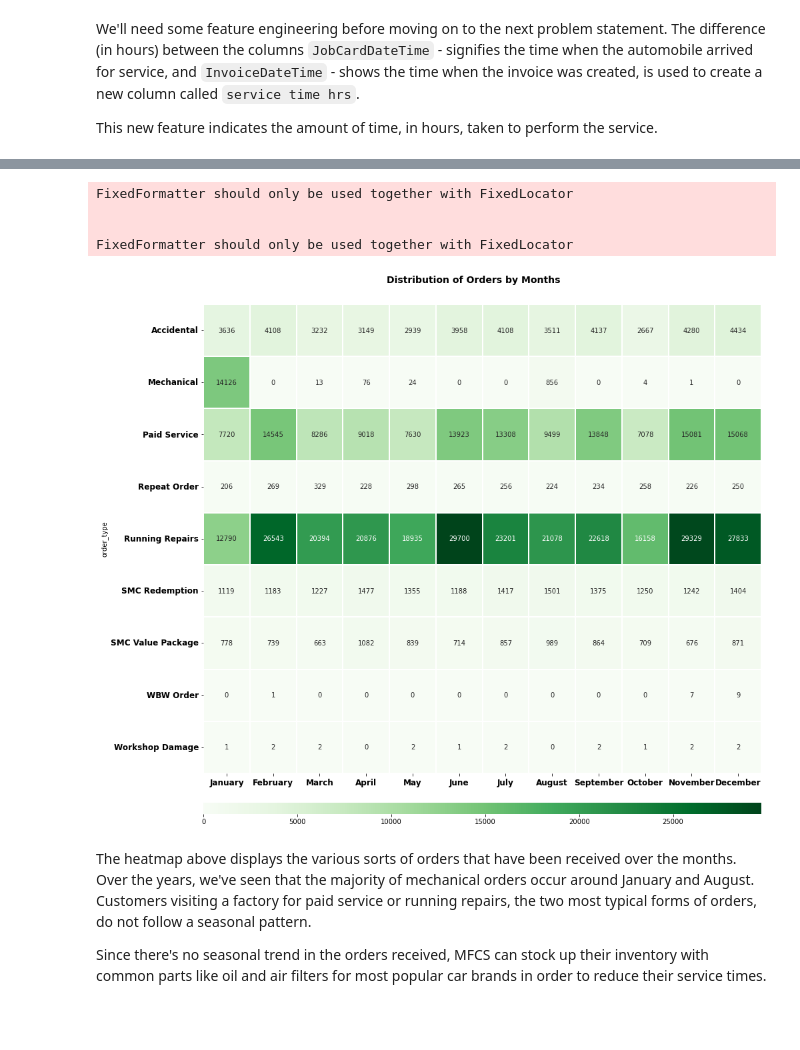
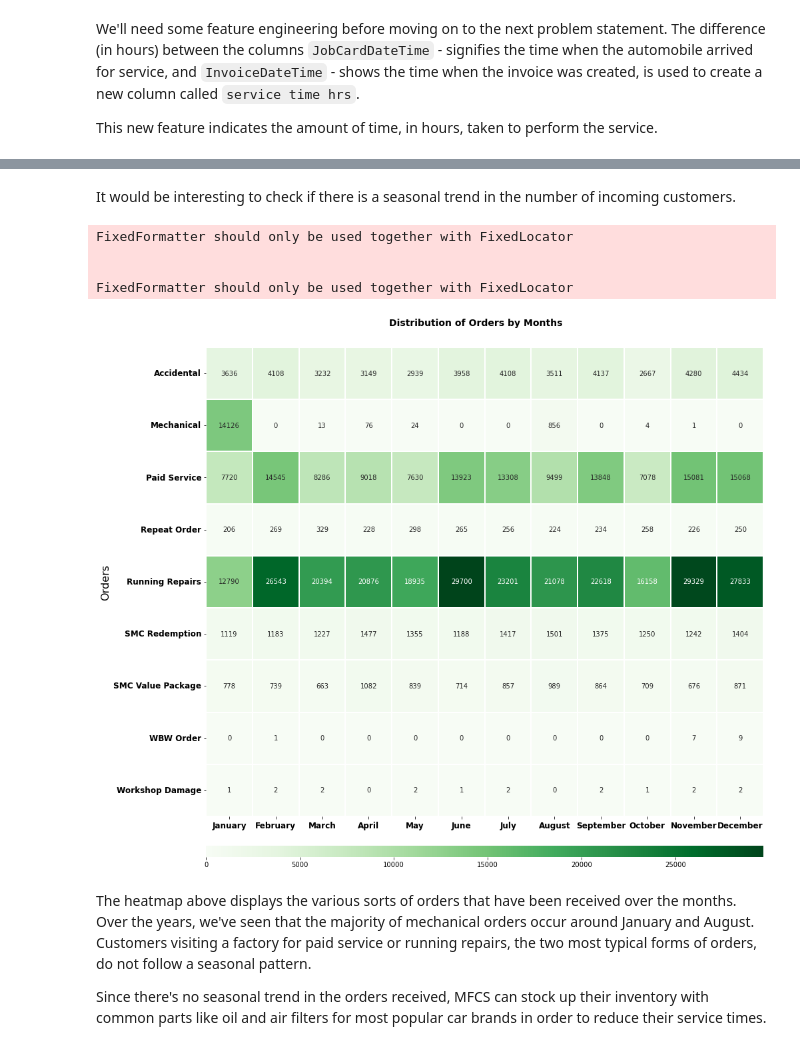
Before and after one commit to vedantthapa/Mahindra-Business-Analysis, a Jupyter notebook: main.ipynb, the cells around one changed output, grey strips where cells are left out. Saved outputs shown, nothing was run; the diff lists cells and outputs as text; code cells hidden in the pictures; blank space fills up the shorter version.

```diff
--- a/main.ipynb
+++ b/main.ipynb
@@ -340,3 +366,5 @@ The purpose of this plot is help us analyze whether location plays a role in the
+# %% [markdown]
+It would be interesting to check if there is a seasonal trend in the number of incoming customers.
 # %%
 season = invoice_cleaned.copy()
 season['arrive_day'] = season['JobCardDateTime'].dt.day_name()
@@ -368,19 +396,22 @@ order_month.columns = months
 # %%
 fig4, ax = plt.subplots(figsize=(15, 15))
 fig4.subplots_adjust(top=.94)
 plt.suptitle('Distribution of Orders by Months', fontsize=14, fontweight='bold')
 
 ax.set_yticklabels(ax.get_yticklabels(), ha="right", fontsize=12, weight='bold')
 ax.set_xticklabels(ax.get_xticklabels(), fontsize=12, weight='bold')
 
 cbar_kws = {'orientation':"horizontal", 'pad':0.05, 'aspect':50}
 sns.heatmap(order_month, annot=True, fmt='g', linewidths=.2, ax=ax, cmap='Greens', cbar_kws=cbar_kws);
+ax.set_ylabel('Orders', fontsize=16)
+
+plt.savefig('assets/orders-month-fig4.jpeg', bbox_inches='tight')
 # %% [output]
 FixedFormatter should only be used together with FixedLocator
 
 
 FixedFormatter should only be used together with FixedLocator
-[figure, old version]
+[figure, new version]
 # %% [markdown]
 The heatmap above displays the various sorts of orders that have been received over the months. Over the years, we've seen that the majority of mechanical orders occur around January and August. Customers visiting a factory for paid service or running repairs, the two most typical forms of orders, do not follow a seasonal pattern.
 
```
Also changed, not shown: parts of 34 cells of this notebook, 8 other files.
